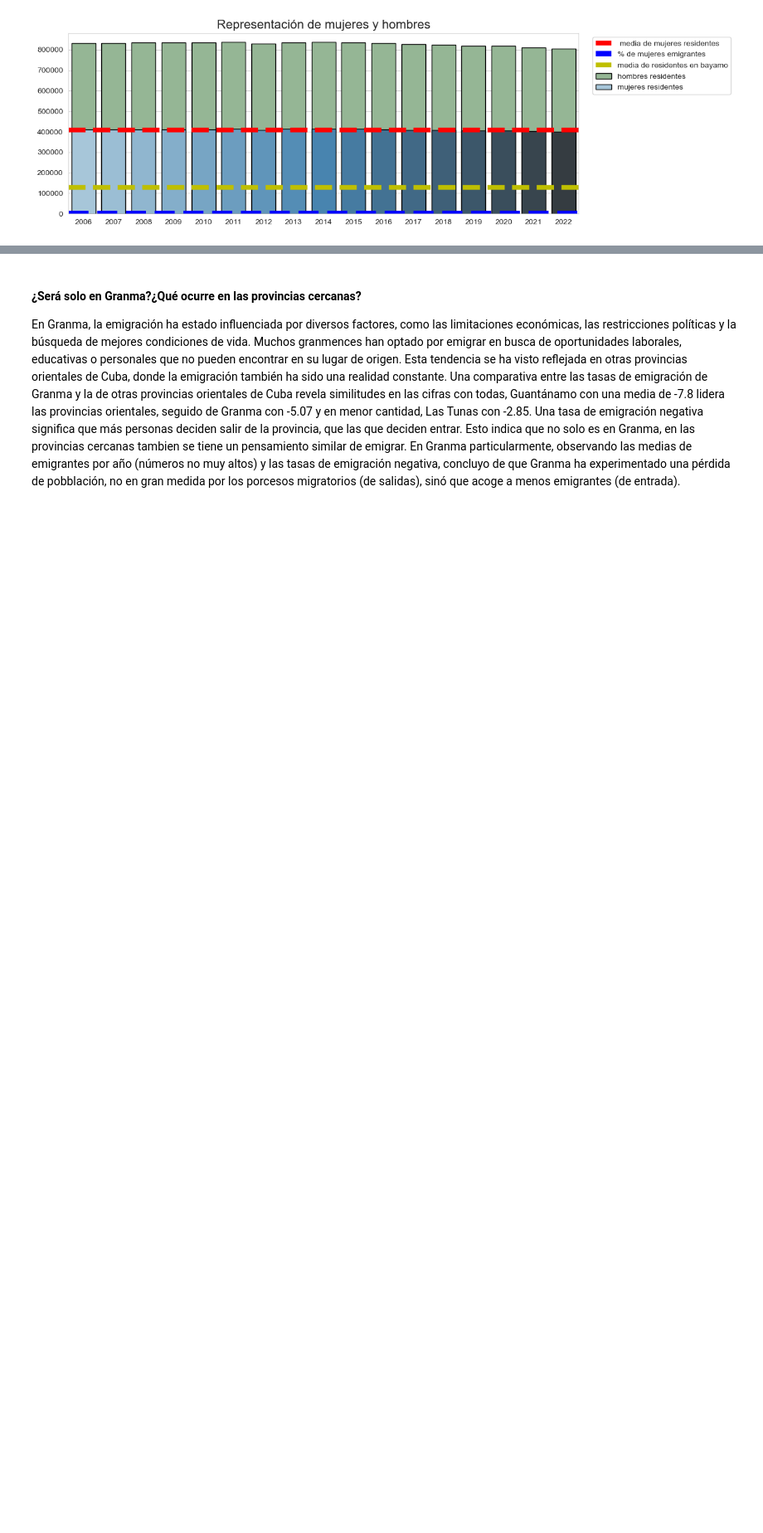
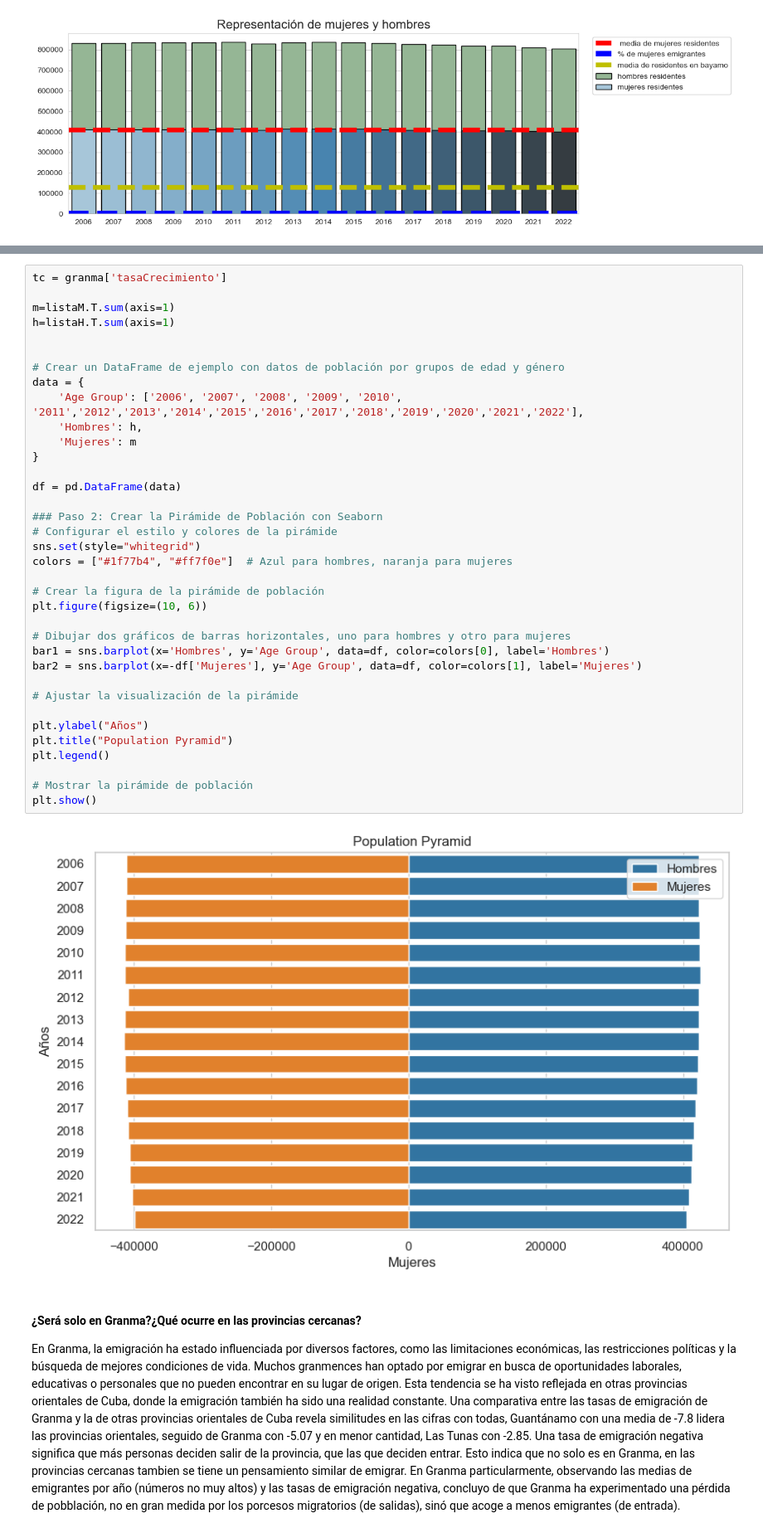
Before and after one commit to ALbertE03/ALbertICD, a Jupyter notebook: Proyecto Final de ICD/ICD.ipynb, the cells around one changed output, grey strips where cells are left out. Shown: that part at 83% size. Saved outputs shown, nothing was run; the diff lists cells and outputs as text; blank space fills up the shorter version.

```diff
--- a/Proyecto Final de ICD/ICD.ipynb
+++ b/Proyecto Final de ICD/ICD.ipynb
@@ -212,3 +201,41 @@ tc
+# %%
+tc = granma['tasaCrecimiento']
+
+m=listaM.T.sum(axis=1)
+h=listaH.T.sum(axis=1)
+
+
+# Crear un DataFrame de ejemplo con datos de población por grupos de edad y género
+data = {
+    'Age Group': ['2006', '2007', '2008', '2009', '2010', '2011','2012','2013','2014','2015','2016','2017','2018','2019','2020','2021','2022'],
+    'Hombres': h,
+    'Mujeres': m
+}
+
+df = pd.DataFrame(data)
+
+### Paso 2: Crear la Pirámide de Población con Seaborn
+# Configurar el estilo y colores de la pirámide
+sns.set(style="whitegrid")
+colors = ["#1f77b4", "#ff7f0e"]  # Azul para hombres, naranja para mujeres
+
+# Crear la figura de la pirámide de población
+plt.figure(figsize=(10, 6))
+
+# Dibujar dos gráficos de barras horizontales, uno para hombres y otro para mujeres
+bar1 = sns.barplot(x='Hombres', y='Age Group', data=df, color=colors[0], label='Hombres')
+bar2 = sns.barplot(x=-df['Mujeres'], y='Age Group', data=df, color=colors[1], label='Mujeres')
+
+# Ajustar la visualización de la pirámide
+
+plt.ylabel("Años")
+plt.title("Population Pyramid")
+plt.legend()
+
+# Mostrar la pirámide de población
+plt.show()
+# %% [output]
+[figure, added]
 # %% [markdown]
 #### ¿Será solo en Granma?¿Qué ocurre en las provincias cercanas?
 
```
Also changed, not shown: parts of 3 cells of this notebook, 2 other files.
